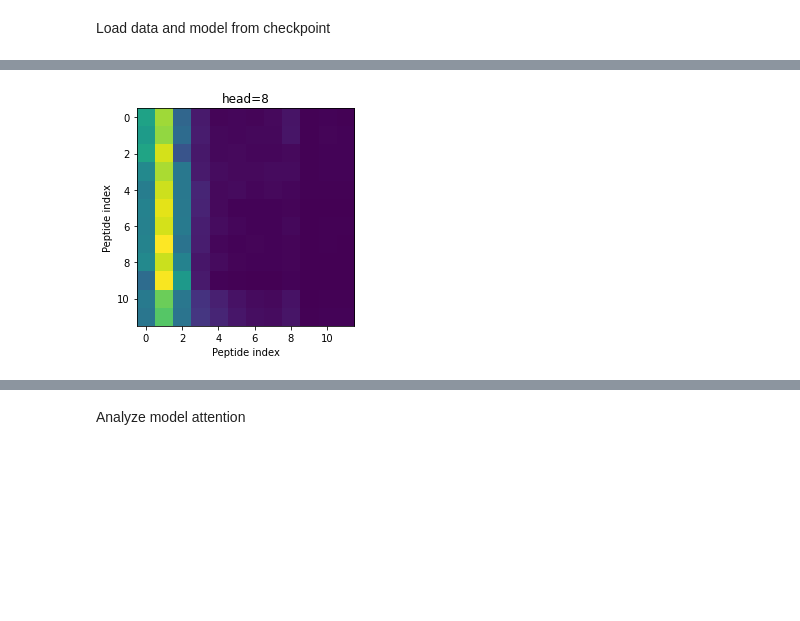
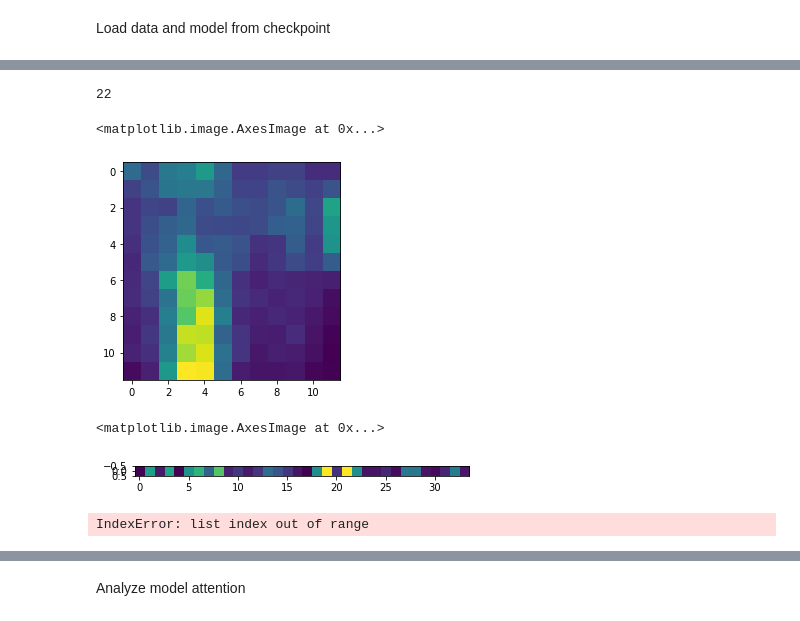
Before and after one commit to mhbakalar/phla-prediction, a Jupyter notebook: analysis/analysis.ipynb, the cells around one changed output, grey strips where cells are left out. Saved outputs shown, nothing was run; the diff lists cells and outputs as text; code cells hidden in the pictures; blank space fills up the shorter version.

```diff
--- a/analysis/analysis.ipynb
+++ b/analysis/analysis.ipynb
@@ -69,19 +63,0 @@ outputs = torch.vstack(list(outputs))
-# %%
-import matplotlib
-matplotlib.rcParams.update(matplotlib.rcParamsDefault)
-
-fig, ax = plt.subplots()
-
-# Plot the data
-
-# Set the font size of the x and y tick labels
-
-x, y, z = roc_curve(labels, outputs)
-ax.plot(x,y,'orange')
-ax.plot([0,1],[0,1],'k--')
-ax.set_xlabel('False Positive Rate', fontsize=16)
-ax.set_ylabel('True Positive Rate', fontsize=16)
-
-ax.tick_params(axis='both', which='major', labelsize=16)
-
-ax.legend(['ROC'])
@@ -91,11 +63,0 @@ ax.legend(['ROC'])
-# %%
-import seaborn as sns
-
-df = pd.DataFrame({'labels':labels.squeeze(), 'outputs':outputs.squeeze()})
-
-sns.set_context("talk", font_scale = 1)
-sns.histplot(df, x="outputs", hue="labels")
-plt.legend(['Binder','Non binder'],bbox_to_anchor=(0.5, 0.98), loc='upper left', borderaxespad=0)
-plt.savefig('./output/classifier_bind.png')
-#plt.hist(df[df['labels'] == 0]['outputs'])
-#plt.hist(df[df['labels'] == 1]['outputs'])
@@ -111,0 +85,4 @@ attn_outputs
+# %%
+len(data.peptide_dataset.aa_map.keys())
+# %% [output]
+22
@@ -112,12 +91,21 @@ attn_outputs
 # %%
 batch = 0
-h = 8
 attn_map = attn_outputs['pep_transformer_encoder'][1].outputs[batch]
-plt.imshow(attn_map.mean(axis=0)[h,:,:])
-plt.xlabel('Peptide index')
-plt.ylabel('Peptide index')
-plt.title('head={0}'.format(h))
-plt.savefig('./output/h{0}'.format(h))
+plt.imshow(attn_map.mean(axis=0)[2,:,:])
 # %% [output]
+<matplotlib.image.AxesImage at 0x...>
-[figure, old version]
+[figure, new version]
+# %%
+batch = 0
+attn_map = attn_outputs['hla_transformer_encoder'][0].outputs[batch]
+plt.imshow(attn_map.mean(axis=0)[:,:,:].mean(axis=0).sum(axis=0).unsqueeze(0))
+# %% [output]
+<matplotlib.image.AxesImage at 0x...>
+[figure, added]
+# %%
+batch = 0
+attn_map = attn_outputs['hla_transformer_encoder'][1].outputs[batch]
+plt.imshow(attn_map.mean(axis=0)[0,:,:])
+# %% [output]
+IndexError: list index out of range
 # %%
```
Also changed, not shown: parts of 11 cells of this notebook, 6 other files.
